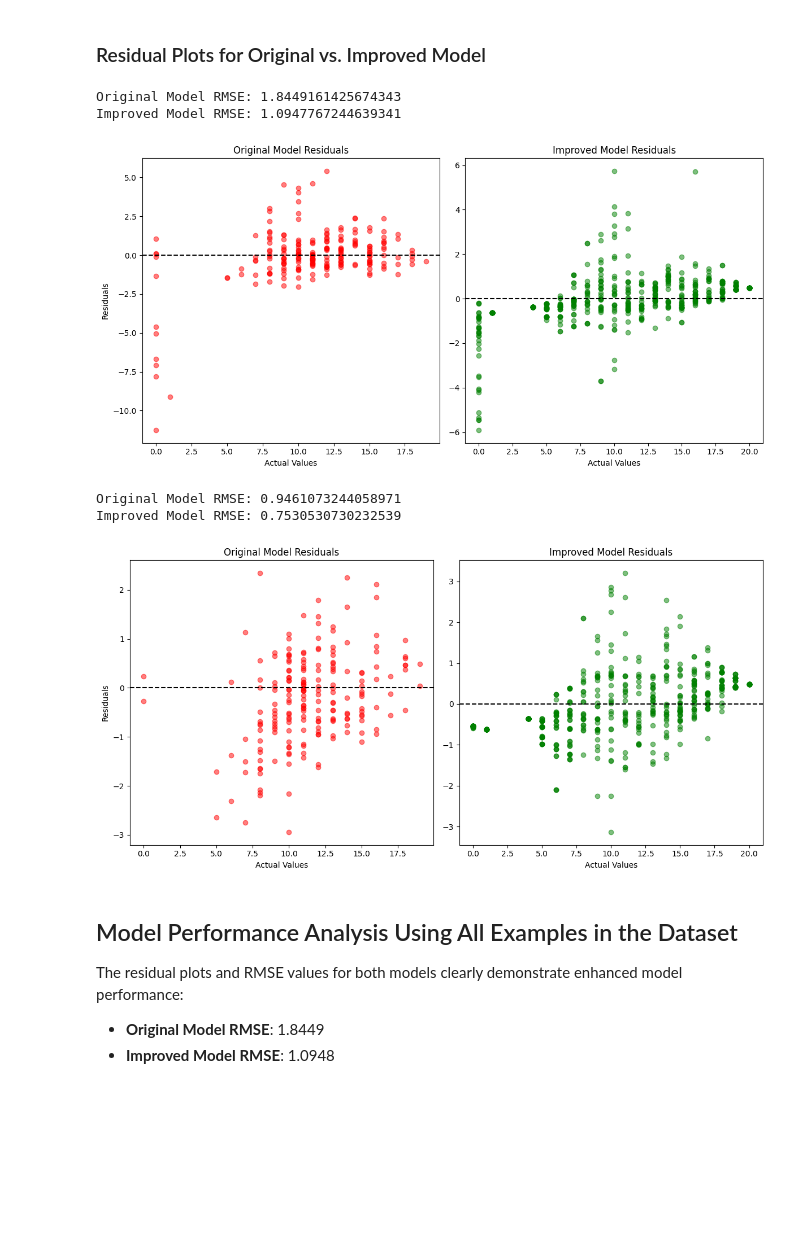
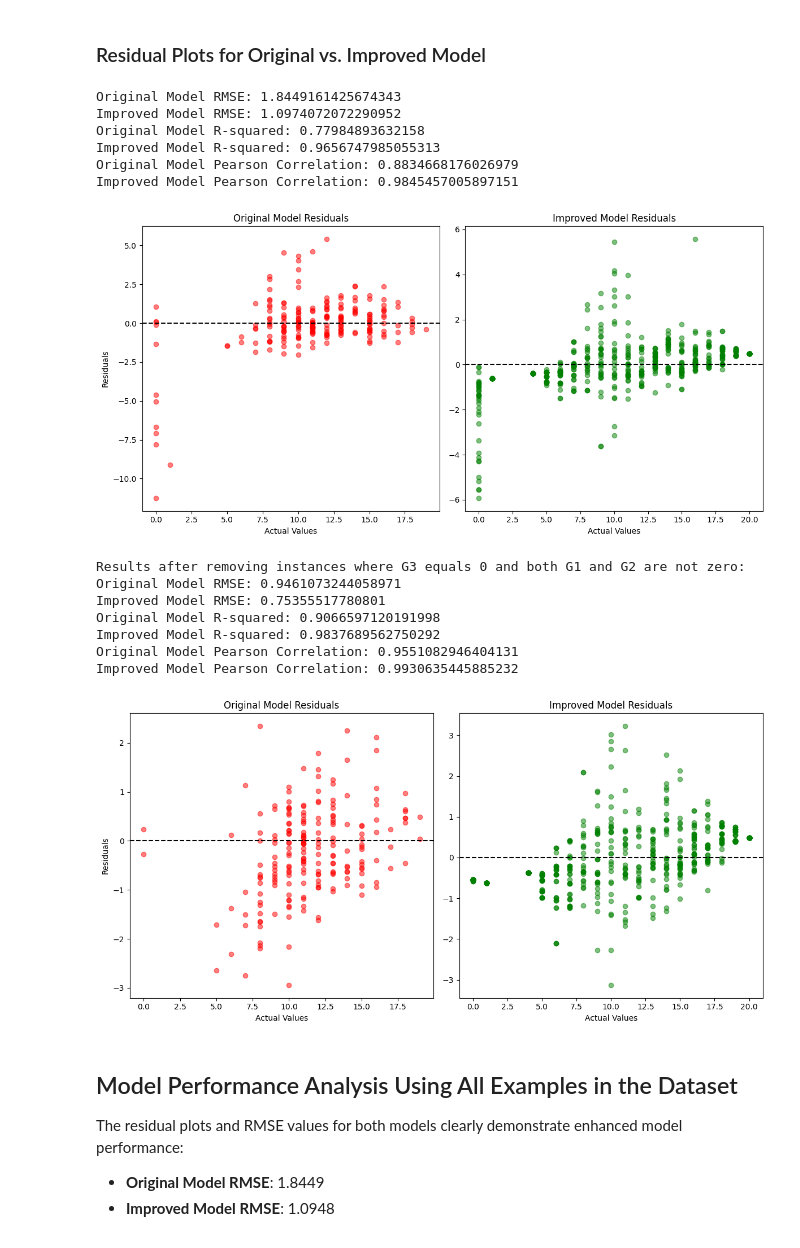
Before and after one commit to yuvalSaadati/Student-Performance, a Jupyter notebook: part_2.ipynb, the cells around one changed output. Drawn from its saved outputs; the diff is of its cells as text; code cells hidden in the pictures; blank space fills up the shorter version.

```diff
--- a/part_2.ipynb
+++ b/part_2.ipynb
@@ -553,6 +563,7 @@ from imblearn.over_sampling import RandomOverSampler
 from sklearn.feature_selection import mutual_info_regression
 from xgboost import XGBRegressor
 import matplotlib.pyplot as plt
+from scipy.stats import pearsonr
 
 def train_and_evaluate_models(df):
     # Prepare data for original model
@@ -561,7 +572,7 @@ def train_and_evaluate_models(df):
     X_train_original, X_val_original, y_train_original, y_val_original = train_test_split(X_original, y, test_size=0.2, random_state=42)
 
     # Prepare data for improved model
-    X_improved = X_original.copy()  # As X_original and X_improved start the same
+    X_improved = X_original.copy()
     ros = RandomOverSampler(random_state=42)
     X_improved, y_improved = ros.fit_resample(X_improved, y)
 
@@ -586,40 +597,58 @@ def train_and_evaluate_models(df):
     original_residuals = y_val_original - original_preds
     improved_residuals = y_val_improved - improved_preds
 
-    # Calculate and print RMSE
+    # Calculate metrics
     original_rmse = np.sqrt(mean_squared_error(y_val_original, original_preds))
     improved_rmse = np.sqrt(mean_squared_error(y_val_improved, improved_preds))
+    original_r2 = r2_score(y_val_original, original_preds)
+    improved_r2 = r2_score(y_val_improved, improved_preds)
+    original_corr, _ = pearsonr(y_val_original, original_preds)
+    improved_corr, _ = pearsonr(y_val_improved, improved_preds)
+
     print(f"Original Model RMSE: {original_rmse}")
     print(f"Improved Model RMSE: {improved_rmse}")
-
+    print(f"Original Model R-squared: {original_r2}")
+    print(f"Improved Model R-squared: {improved_r2}")
+    print(f"Original Model Pearson Correlation: {original_corr}")
+    print(f"Improved Model Pearson Correlation: {improved_corr}")
     # Plot residuals
     plt.figure(figsize=(12, 6))
     plt.subplot(1, 2, 1)
     plt.scatter(y_val_original, original_residuals, color='red', alpha=0.5)
     plt.axhline(0, linestyle='--', color='black')
     plt.title('Original Model Residuals')
     plt.xlabel('Actual Values')
     plt.ylabel('Residuals')
 
     plt.subplot(1, 2, 2)
     plt.scatter(y_val_improved, improved_residuals, color='green', alpha=0.5)
     plt.axhline(0, linestyle='--', color='black')
     plt.title('Improved Model Residuals')
     plt.xlabel('Actual Values')
 
     plt.tight_layout()
     plt.show()
     return original_model, improved_model, X_train_original, X_train_improved
 df_filtered = df[~((df['G1'] != 0) & (df['G2'] != 0) & (df['G3'] == 0))]
 train_and_evaluate_models(df)
+print("Results after removing instances where G3 equals 0 and both G1 and G2 are not zero:")
 original_model, improved_model, X_train_original, X_train_improved = train_and_evaluate_models(df_filtered)
 # %% [output]
 Original Model RMSE: 1.8449161425674343
-Improved Model RMSE: 1.0947767244639341
+Improved Model RMSE: 1.0974072072290952
+Original Model R-squared: 0.77984893632158
+Improved Model R-squared: 0.9656747985055313
+Original Model Pearson Correlation: 0.8834668176026979
+Improved Model Pearson Correlation: 0.9845457005897151
-[figure, old version]
+[figure, new version]
+Results after removing instances where G3 equals 0 and both G1 and G2 are not zero:
 Original Model RMSE: 0.9461073244058971
-Improved Model RMSE: 0.7530530730232539
+Improved Model RMSE: 0.75355517780801
+Original Model R-squared: 0.9066597120191998
+Improved Model R-squared: 0.9837689562750292
+Original Model Pearson Correlation: 0.9551082946404131
+Improved Model Pearson Correlation: 0.9930635445885232
-[figure, old version]
+[figure, new version]
 # %% [markdown]
 ## Model Performance Analysis Using All Examples in the Dataset
 
```
Also changed, not shown: parts of 23 cells of this notebook.
